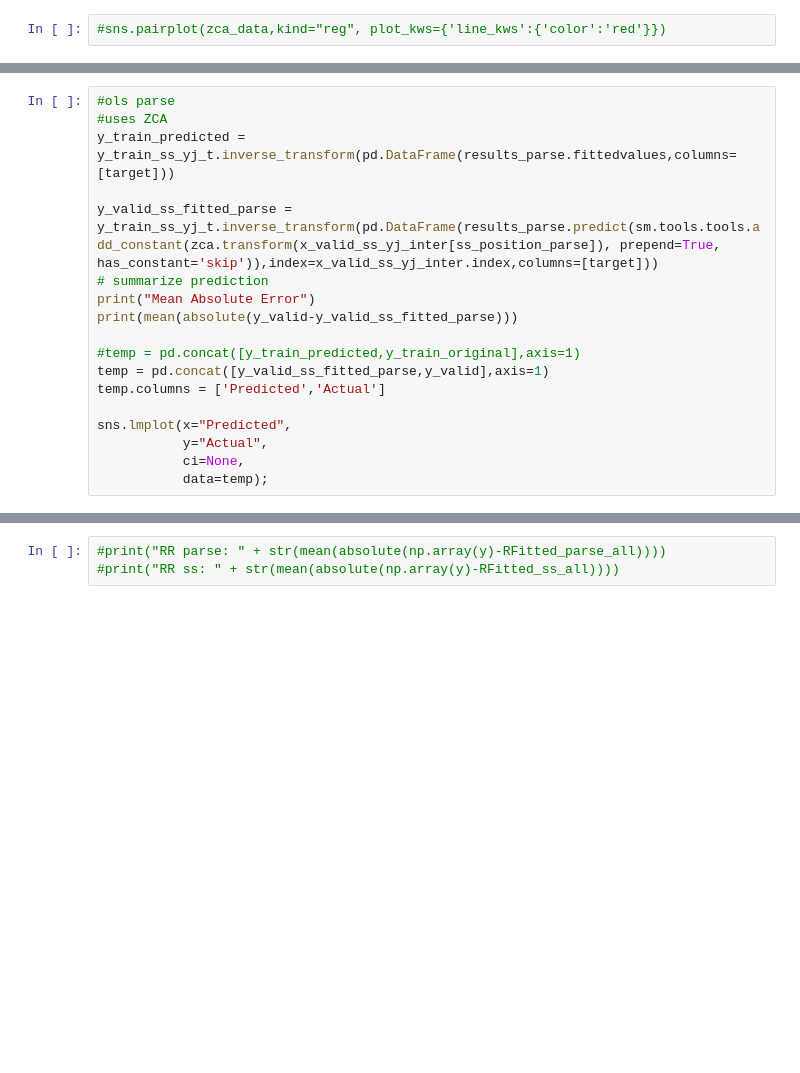
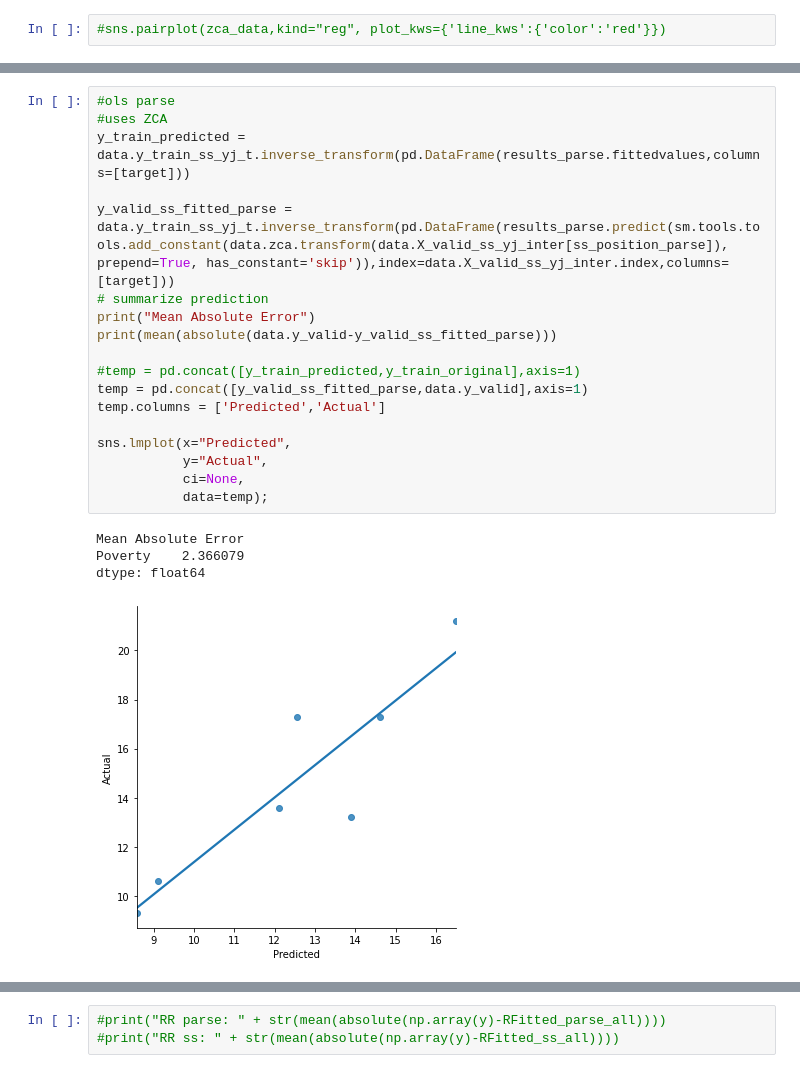
Before and after one commit to thistleknot/python-ml, a Jupyter notebook: code/Elastic and Sequential Comparisons.ipynb, the cells around one changed output, grey strips where cells are left out. Drawn from its saved outputs; the diff is of its cells as text; blank space fills up the shorter version.

```diff
--- a/code/Elastic and Sequential Comparisons.ipynb
+++ b/code/Elastic and Sequential Comparisons.ipynb
@@ -353,21 +504,26 @@ print("Diagnostic Tests of Regression\n:{}".format(diag_res))
 # %%
 #ols parse
 #uses ZCA
-y_train_predicted = y_train_ss_yj_t.inverse_transform(pd.DataFrame(results_parse.fittedvalues,columns=[target]))
+y_train_predicted = data.y_train_ss_yj_t.inverse_transform(pd.DataFrame(results_parse.fittedvalues,columns=[target]))
 
-y_valid_ss_fitted_parse = y_train_ss_yj_t.inverse_transform(pd.DataFrame(results_parse.predict(sm.tools.tools.add_constant(zca.transform(x_valid_ss_yj_inter[ss_position_parse]), prepend=True, has_constant='skip')),index=x_valid_ss_yj_inter.index,columns=[target]))
+y_valid_ss_fitted_parse = data.y_train_ss_yj_t.inverse_transform(pd.DataFrame(results_parse.predict(sm.tools.tools.add_constant(data.zca.transform(data.X_valid_ss_yj_inter[ss_position_parse]), prepend=True, has_constant='skip')),index=data.X_valid_ss_yj_inter.index,columns=[target]))
 # summarize prediction
 print("Mean Absolute Error")
-print(mean(absolute(y_valid-y_valid_ss_fitted_parse)))
+print(mean(absolute(data.y_valid-y_valid_ss_fitted_parse)))
 
 #temp = pd.concat([y_train_predicted,y_train_original],axis=1)
-temp = pd.concat([y_valid_ss_fitted_parse,y_valid],axis=1)
+temp = pd.concat([y_valid_ss_fitted_parse,data.y_valid],axis=1)
 temp.columns = ['Predicted','Actual']
 
 sns.lmplot(x="Predicted",
            y="Actual",
            ci=None,
            data=temp);
+# %% [output]
+Mean Absolute Error
+Poverty    2.366079
+dtype: float64
+[figure, added]
 # %%
 #ols best
 #uses PCA
```
Also changed, not shown: parts of 33 cells of this notebook, 5 other files.
